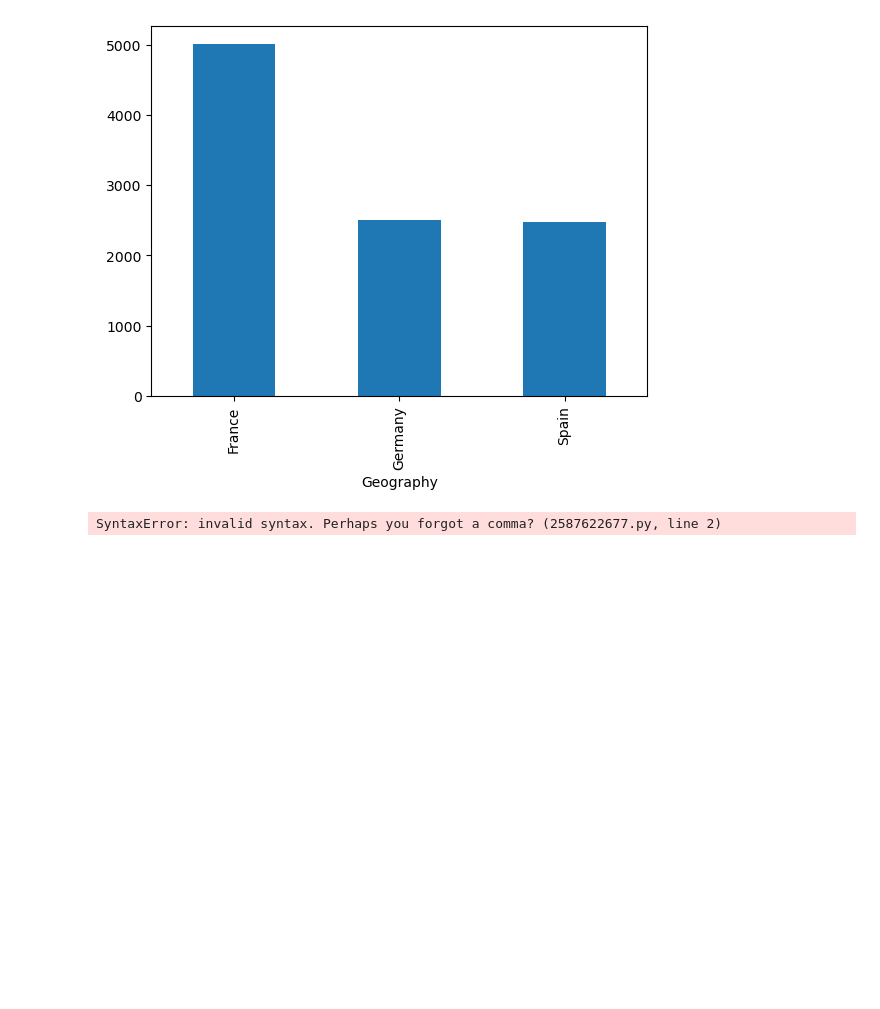
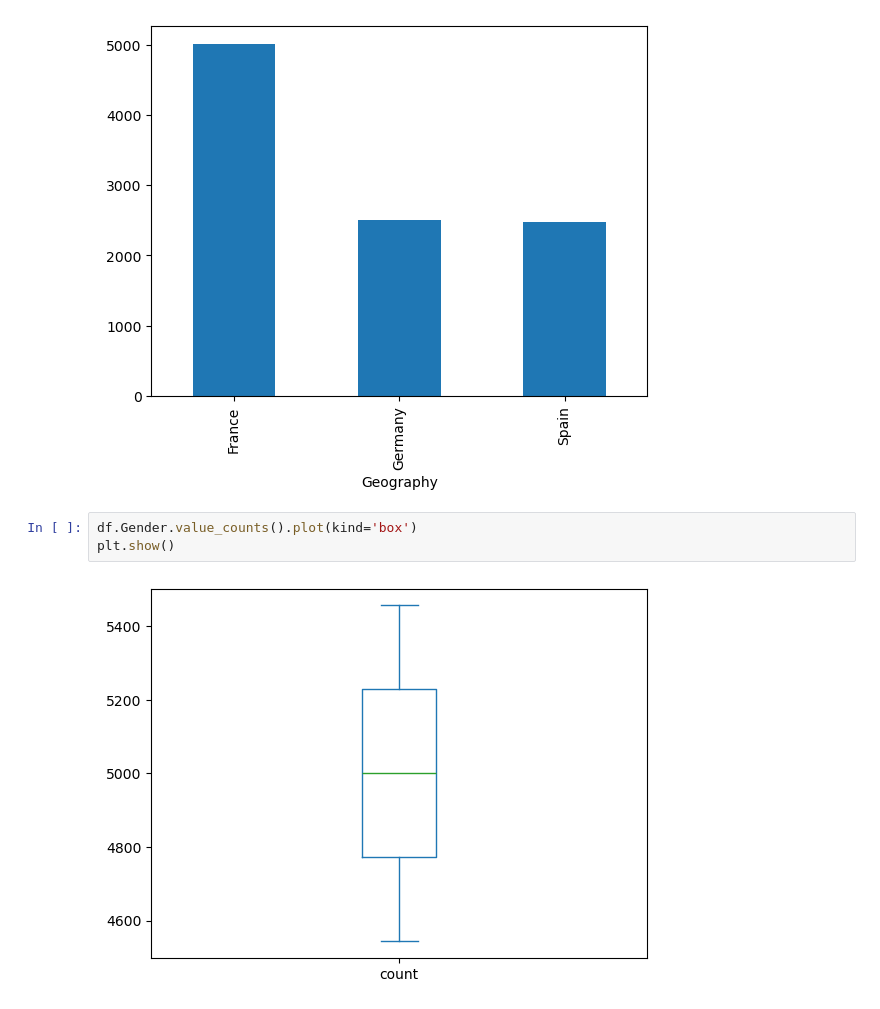
Before and after one commit to profshai/python-data-science, a Jupyter notebook: 03_data_visualization/01_matplotlib.ipynb, the cells around one changed output. Cells and saved outputs as stored; diff of their text form; blank space fills up the shorter version.

```diff
--- a/03_data_visualization/01_matplotlib.ipynb
+++ b/03_data_visualization/01_matplotlib.ipynb
@@ -147,5 +173,7 @@ plt.show()
 # %% [output]
 [figure]
 # %%
+df.Gender.value_counts().plot(kind='box')
+plt.show()
 # %% [output]
-SyntaxError: invalid syntax. Perhaps you forgot a comma? (2587622677.py, line 2)
+[figure, added]
```
Also changed, not shown: parts of 8 cells of this notebook.
